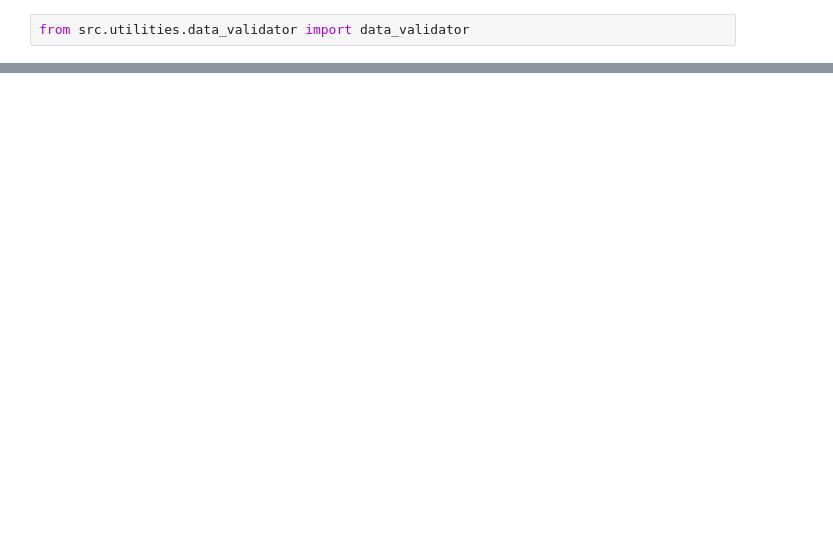
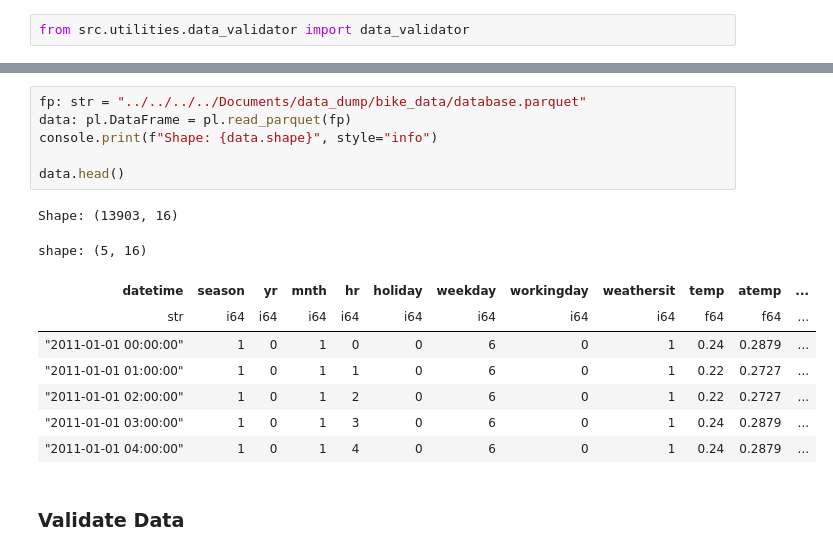
Before and after one commit to chineidu/Bike-Rental-Prediction, a Jupyter notebook: notebooks/00-lab.ipynb, the cells around one changed output, grey strips where cells are left out. Drawn from its saved outputs; the diff is of its cells as text; blank space fills up the shorter version.

```diff
--- a/notebooks/00-lab.ipynb
+++ b/notebooks/00-lab.ipynb
@@ -125,0 +100,18 @@ data_validator(pandas_df)
+# %%
+fp: str = "../../../../Documents/data_dump/bike_data/database.parquet"
+data: pl.DataFrame = pl.read_parquet(fp)
+console.print(f"Shape: {data.shape}", style="info")
+
+data.head()
+# %% [output]
+Shape: (13903, 16)
+shape: (5, 16)
+| datetime | season | yr | mnth | hr | holiday | weekday | workingday | weathersit | temp | atemp | ... |
+| str | i64 | i64 | i64 | i64 | i64 | i64 | i64 | i64 | f64 | f64 | ... |
+| "2011-01-01 00:00:00" | 1 | 0 | 1 | 0 | 0 | 6 | 0 | 1 | 0.24 | 0.2879 | ... |
+| "2011-01-01 01:00:00" | 1 | 0 | 1 | 1 | 0 | 6 | 0 | 1 | 0.22 | 0.2727 | ... |
+| "2011-01-01 02:00:00" | 1 | 0 | 1 | 2 | 0 | 6 | 0 | 1 | 0.22 | 0.2727 | ... |
+| "2011-01-01 03:00:00" | 1 | 0 | 1 | 3 | 0 | 6 | 0 | 1 | 0.24 | 0.2879 | ... |
+| "2011-01-01 04:00:00" | 1 | 0 | 1 | 4 | 0 | 6 | 0 | 1 | 0.24 | 0.2879 | ... |
+# %% [markdown]
+### Validate Data
```
Also changed, not shown: parts of 41 cells of this notebook, 3 other files.
